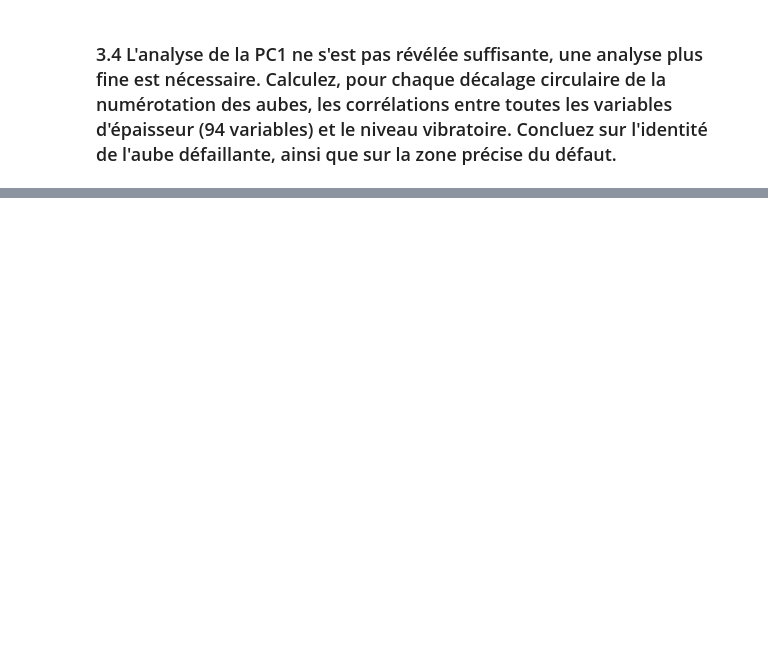
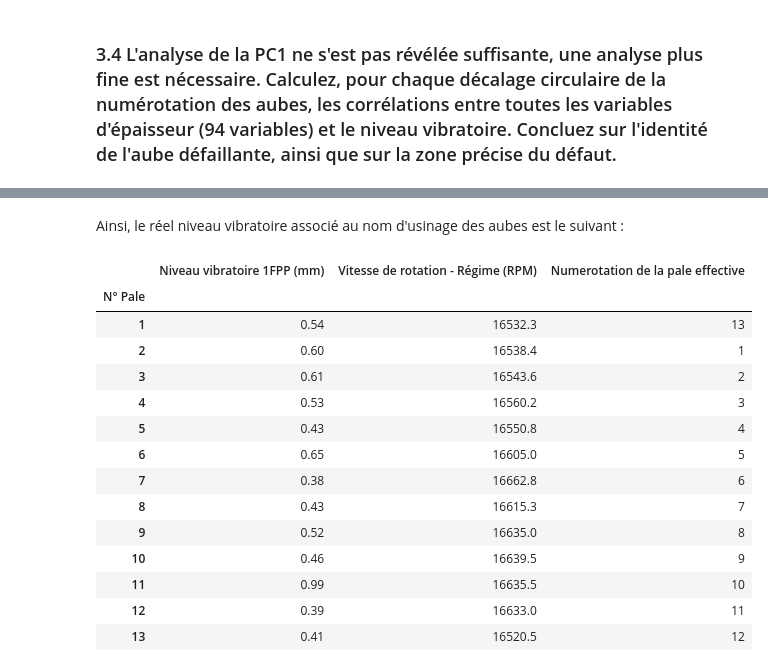
Before and after one commit to KrValentin/stats_descriptives, a Jupyter notebook: TD5/TD5.ipynb, the cells around one changed output, grey strips where cells are left out. Cells and saved outputs as stored; diff of their text form; code cells hidden in the pictures; blank space fills up the shorter version.

```diff
--- a/TD5/TD5.ipynb
+++ b/TD5/TD5.ipynb
@@ -276,0 +355,4 @@ def kendall_tau(x, y):
+# %%
+num=  range(1,14)
+num_perm1 = np.roll(num, shift=1)
+pd.DataFrame({'numerotation de mesure' :  num, 'numerotation associée' : num_perm1}).set_index('numerotation de mesure')
@@ -276,0 +375,21 @@ def kendall_tau(x, y):
+# %% [markdown]
+Ainsi, le réel niveau vibratoire associé au nom d'usinage des aubes est le suivant :
+# %%
+vibrations['Numerotation de la pale effective'] = num_perm1
+vibrations
+# %% [output]
+|  | Niveau vibratoire 1FPP (mm) | Vitesse de rotation - Régime (RPM) | Numerotation de la pale effective |
+| N° Pale |  |  |  |
+| 1 | 0.54 | 16532.3 | 13 |
+| 2 | 0.60 | 16538.4 | 1 |
+| 3 | 0.61 | 16543.6 | 2 |
+| 4 | 0.53 | 16560.2 | 3 |
+| 5 | 0.43 | 16550.8 | 4 |
+| 6 | 0.65 | 16605.0 | 5 |
+| 7 | 0.38 | 16662.8 | 6 |
+| 8 | 0.43 | 16615.3 | 7 |
+| 9 | 0.52 | 16635.0 | 8 |
+| 10 | 0.46 | 16639.5 | 9 |
+| 11 | 0.99 | 16635.5 | 10 |
+| 12 | 0.39 | 16633.0 | 11 |
+| 13 | 0.41 | 16520.5 | 12 |
```
Also changed, not shown: parts of 10 cells of this notebook.
